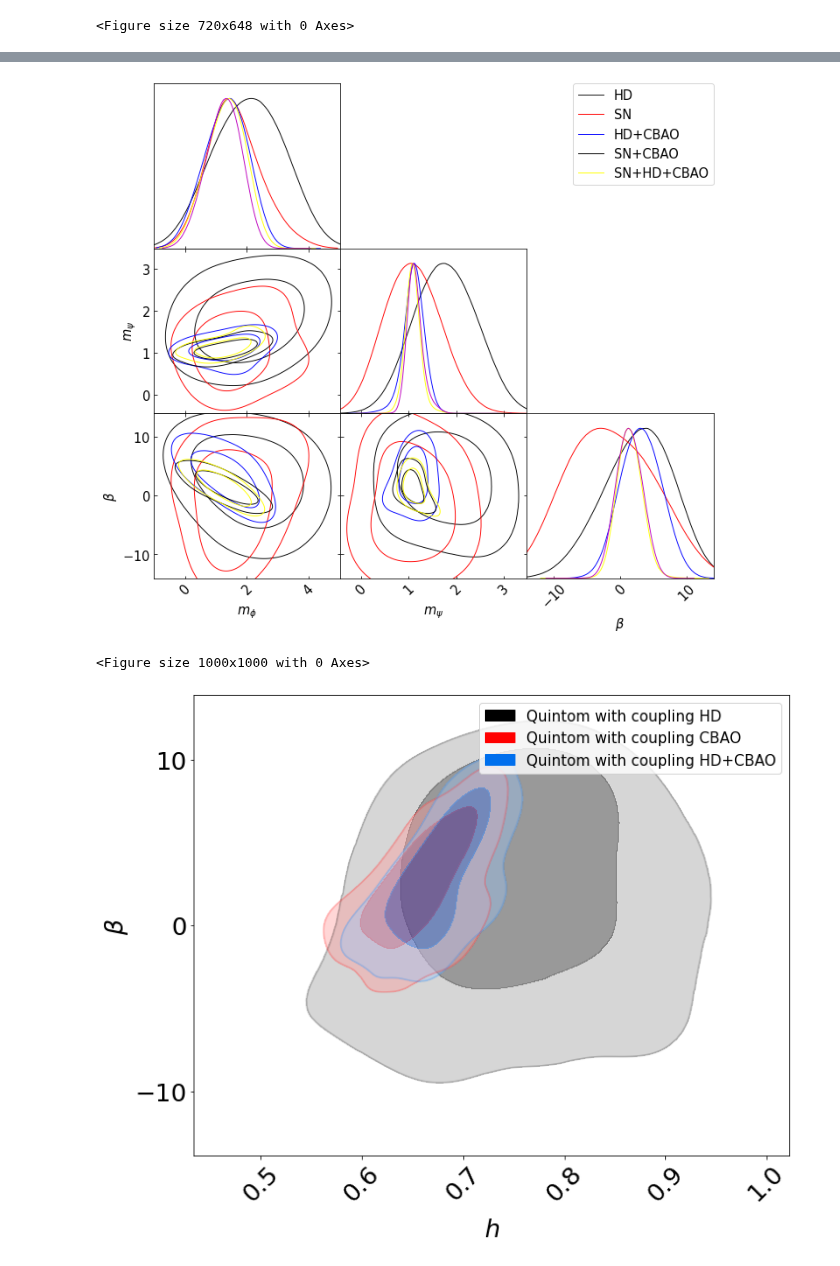
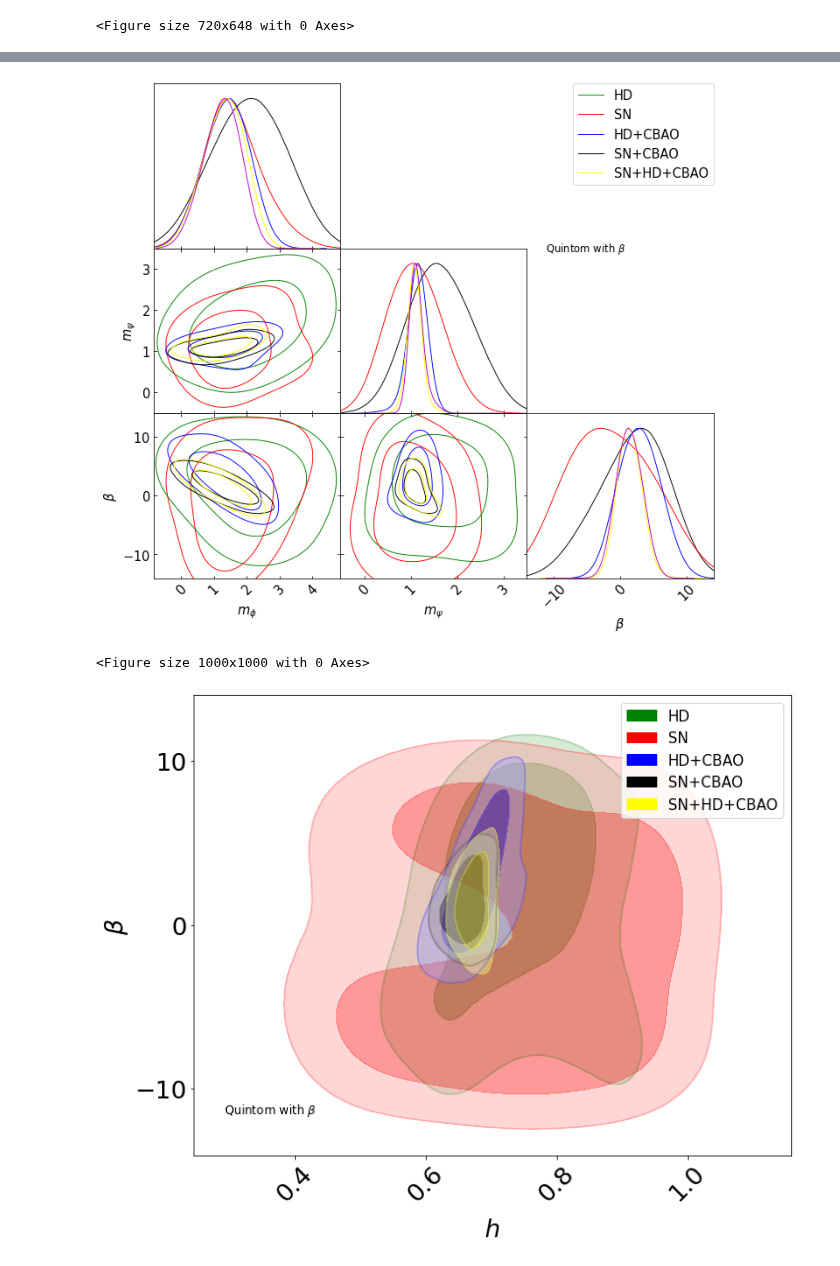
Before and after one commit to igomezv/simplemc_tests, a Jupyter notebook: getdist_Quintom.ipynb, the cells around one changed output, grey strips where cells are left out. Cells and saved outputs as stored; diff of their text form; code cells hidden in the pictures.

Commit message:
update quintom notebook

```diff
--- a/getdist_Quintom.ipynb
+++ b/getdist_Quintom.ipynb
@@ -22,24 +22,28 @@ dir_name = '/home/isidro/Documents/github/simplemc_tests/simplemc/chains/'
 roots_couple = [
                 'Quintom_couple_phy_HD_nested_multi',
                 'Quintom_couple_phy_SN_nested_multi',
-#                 'Quintom_couple_phy_CBAO_nested_multi',
-                'Quintom_couple_phy_CBAO+HD_nested_multi',
+                'Quintom_couple_phy_HD+CBAO_nested_multi',
                 'Quintom_couple_phy_SN+CBAO_nested_multi',
                 'Quintom_couple_phy_SN+HD+CBAO_nested_multi'
                 ]
 
 roots_quintom = [
                  'Quintom_phy_HD_nested_multi',
+                 'Quintom_phy_SN_nested_multi',
+                 'Quintom_phy_HD+CBAO_nested_multi',
+                 'Quintom_phy_SN+CBAO_nested_multi',
+                 'Quintom_phy_SN+HD+CBAO_nested_multi',
                  ]
 
 
-roots_all = [
-                'Quintom_phy_HD_nested_multi',
-                'Quintom_couple_phy_HD_nested_multi',
-                'Quintom_couple_phy_CBAO_nested_multi',
-                'Quintom_couple_phy_CBAO+HD_nested_multi'
-
-           ]
+roots_mix = [
+                'Quintom_phy_HD+CBAO_nested_multi',
+                'Quintom_phy_SN+CBAO_nested_multi',
+                'Quintom_phy_SN+HD+CBAO_nested_multi',
+                'Quintom_couple_phy_HD+CBAO_nested_multi',
+                'Quintom_couple_phy_SN+CBAO_nested_multi',
+                'Quintom_couple_phy_SN+HD+CBAO_nested_multi'
+         ]
 # %%
 g = plots.getSinglePlotter(chain_dir = dir_name, width_inch= 10,
                           ratio = 0.9,
@@ -64,7 +68,7 @@ g.triangle_plot(roots_couple, ['mquin', 'mphan', 'beta'],
 # g.triangle_plot(roots, ['Om', 'Obh2', 'h'],
                 diag1d_kwargs={'colors':['black', 'red','blue', 'yellow'],
                                'alphas':[1.0,1.0,1.0]},
-                colors=['black', 'red','blue',  'black', 'yellow'],
+                colors=['green', 'red','blue',  'black', 'yellow'],
 #                 alphas = [1.0, 0.7, 0.5],
                 legend_labels=['HD', 'SN',
                                'HD+CBAO', 'SN+CBAO', 'SN+HD+CBAO'],
@@ -72,33 +76,36 @@ g.triangle_plot(roots_couple, ['mquin', 'mphan', 'beta'],
                 filled = False,
                 normalized=False, shaded=False)
 
+g.add_text('Quintom with $\\beta$', 0.1, 2)
 #plt.show()
 plt.savefig('TriangleQuintomCouple.png', dpi=80)
 # %% [output]
-[figure, old version]
+[figure, new version]
 # %%
 plt.figure(figsize=(10, 10), dpi=100)
 
 gg= plots.getSinglePlotter(chain_dir = dir_name, width_inch= 10,
                           ratio = 0.8,
                           analysis_settings={'smooth_scale_2D': 0.5,
                                              'smooth_scale_1D': 0.5,
                                              'ignore_rows': 0.1})
 
 gg.settings.lab_fontsize = 25
 gg.settings.x_label_rotation= 45
 gg.settings.legend_fontsize = 15
 gg.settings.axes_fontsize = 25
 
 # plt.figure(figsize=(10,8))
-gg.plot_2d(roots_couple, 'h', 'beta', colors=['black', 'red'],
-          filled=True, alphas = [0.4, 0.4, 0.4],
+gg.plot_2d(roots_couple, 'h', 'beta', colors=['green', 'red','blue',  'black', 'yellow'],
+          filled=True, alphas = [0.4, 0.4, 0.4, 0.4, 0.4],
           legend_loc='upper right')
 
-gg.add_legend(['Quintom with coupling HD',
-                               'Quintom with coupling CBAO', 'Quintom with coupling HD+CBAO'])
+gg.add_text('Quintom with $\\beta$', 0.05, 0.1)
+
+gg.add_legend(['HD', 'SN',
+                               'HD+CBAO', 'SN+CBAO', 'SN+HD+CBAO'])
 plt.savefig('hvsbeta_QuintomCouple.png', dpi=80)
 # %% [output]
 <Figure size 1000x1000 with 0 Axes>
-[figure, old version]
+[figure, new version]
 # %% [markdown]
```
Also changed, not shown: parts of 4 cells of this notebook.
